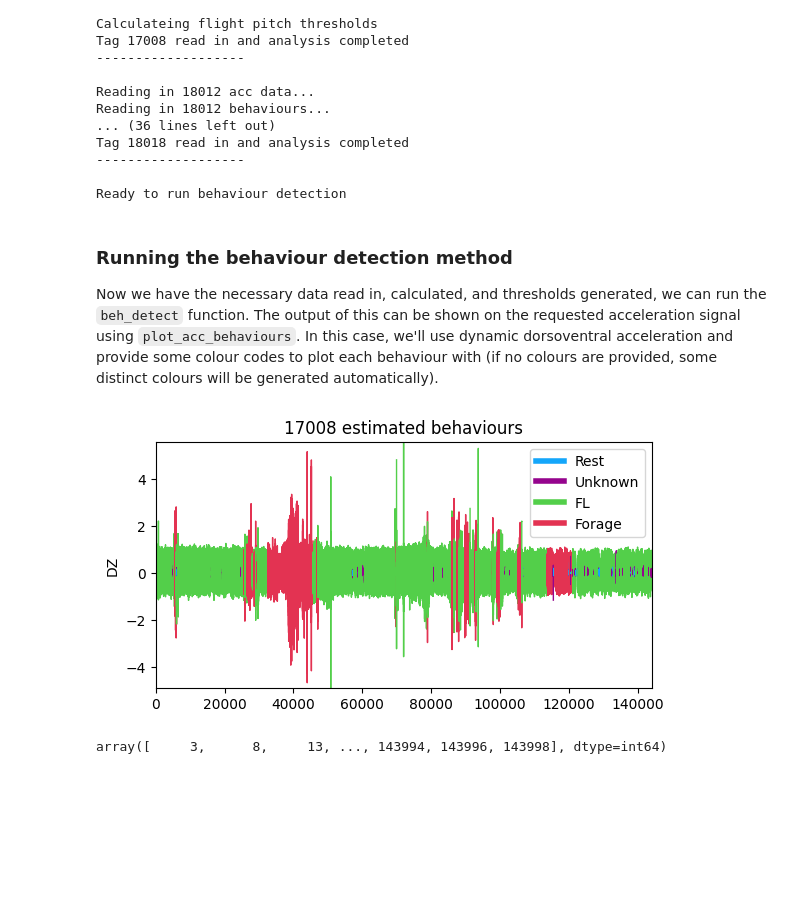
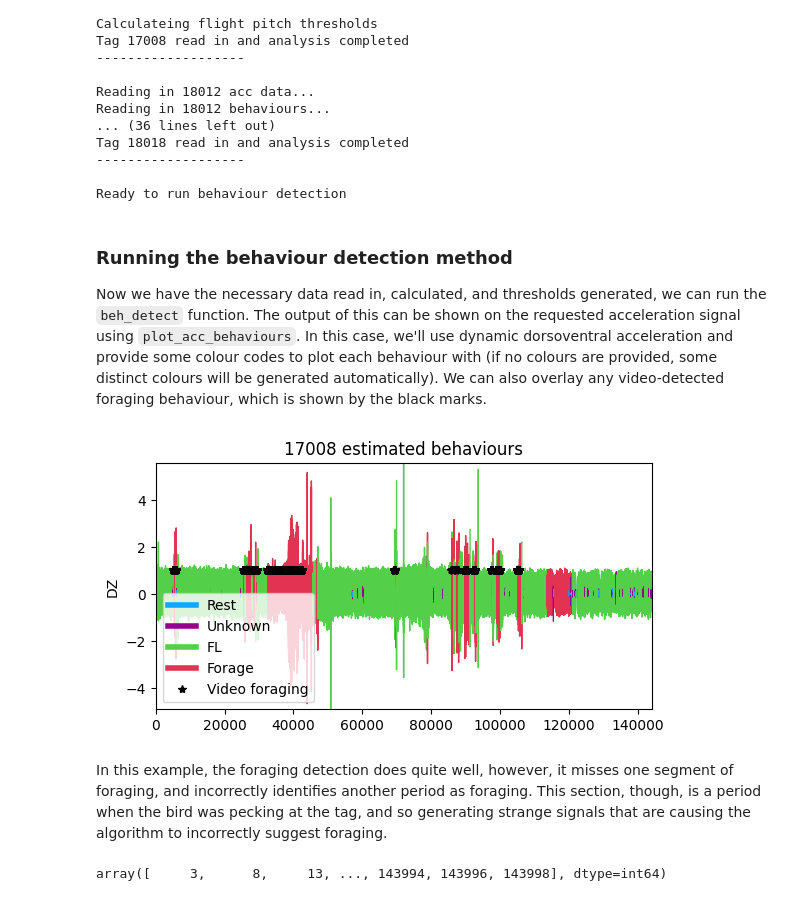
Before and after one commit to takujinonda/BiPAnalysisCodeShare, a Jupyter notebook: forage_detect/DVLexplanation.ipynb, the cells around one changed output. Saved outputs shown, nothing was run; the diff lists cells and outputs as text; code cells hidden in the pictures; blank space fills up the shorter version.

Commit message:
Option to overlay video-recorded behaviours on plot, implemented in example

```diff
--- a/forage_detect/DVLexplanation.ipynb
+++ b/forage_detect/DVLexplanation.ipynb
@@ -431,14 +431,16 @@ Ready to run behaviour detection
 # %% [markdown]
 ### Running the behaviour detection method
 
-Now we have the necessary data read in, calculated, and thresholds generated, we can run the `beh_detect` function. The output of this can be shown on the requested acceleration signal using `plot_acc_behaviours`. In this case, we'll use dynamic dorsoventral acceleration and provide some colour codes to plot each behaviour with (if no colours are provided, some distinct colours will be generated automatically).
+Now we have the necessary data read in, calculated, and thresholds generated, we can run the `beh_detect` function. The output of this can be shown on the requested acceleration signal using `plot_acc_behaviours`. In this case, we'll use dynamic dorsoventral acceleration and provide some colour codes to plot each behaviour with (if no colours are provided, some distinct colours will be generated automatically). We can also overlay any video-detected foraging behaviour, which is shown by the black marks.
 # %%
 dvls[0].beh_detect(toEx=toEx)
 cols = [[0.325, 0.812, 0.29],[0.89, 0.2, 0.322],
     [0.078, 0.651, 0.98],[0.585,0.016,0.553]]
-dvls[0].plot_acc_behaviours('DZ',cols=cols)
+dvls[0].plot_acc_behaviours('DZ',cols=cols,plot_vid_forage=True)
 # %% [output]
-[figure, old version]
+[figure, new version]
+# %% [markdown]
+In this example, the foraging detection does quite well, however, it misses one segment of foraging, and incorrectly identifies another period as foraging. This section, though, is a period when the bird was pecking at the tag, and so generating strange signals that are causing the algorithm to incorrectly suggest foraging.
 # %%
 # signal = tagData['18017']['acc'].Z
 # fs=20
```
Also changed, not shown: 1 other file.
